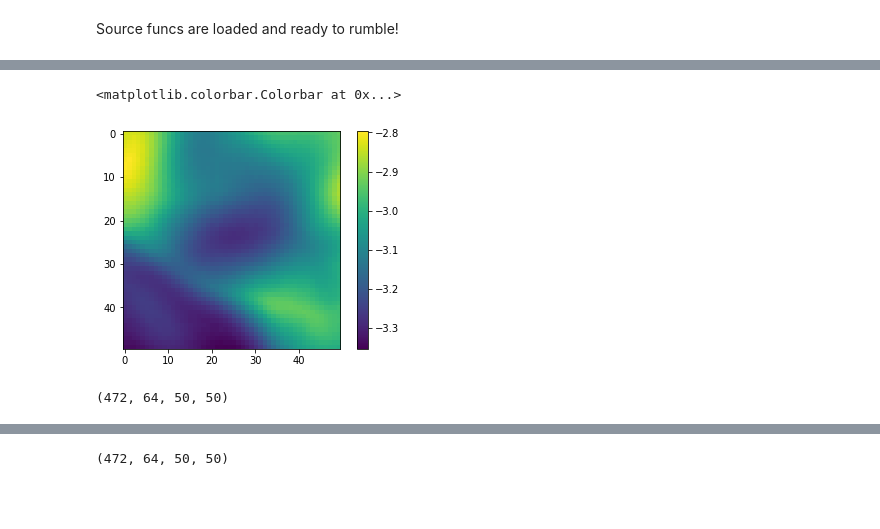
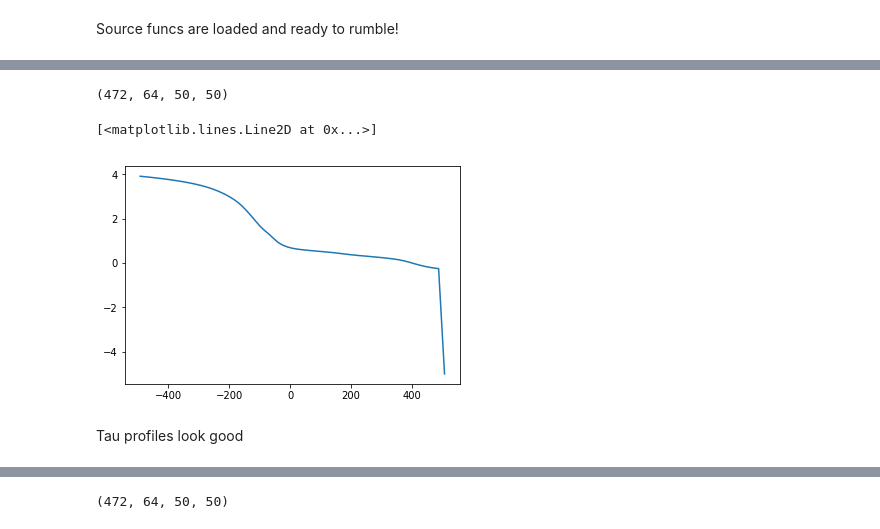
Before and after one commit to neerajkulk/reconstruct_hanle, a Jupyter notebook: notebooks/spol_synthesize.ipynb, the cells around one changed output, grey strips where cells are left out. Saved outputs shown, nothing was run; the diff lists cells and outputs as text; code cells hidden in the pictures; blank space fills up the shorter version.

Commit message:
notebook for synthesizing scattering polarization

```diff
--- a/notebooks/spol_synthesize.ipynb
+++ b/notebooks/spol_synthesize.ipynb
@@ -175,17 +200,15 @@ Source funcs are loaded and ready to rumble!
+# %%
+direct = 'smooth_reconstruct/'
+# %%
+opac = Opacity(direct)
 # %%
-total_opac = opac_l+opac_c
+total_opac = opac.opac_l+opac.opac_c
 from scipy.integrate import cumtrapz
 # %%
 # calculate tau by intergrating opacity
-tau_cube = np.zeros((NLAMBDA,NZ,NY,NY))
+tau_cube = np.zeros((NLAMBDA,NZ,NY,NX))
 for l in range(NLAMBDA):
     for i in range(NX):
         for j in range(NY):
-            tau_cube[l,:,j,i] = np.log10(cumtrapz(total_opac[l,:,j,i], x=sim_z*1e3,initial=-1e6) * (-1.0))
+            tau_cube[l,:,j,i] = cumtrapz(total_opac[l,:,j,i], x=sim_z*1e3,initial=-1e-5) * (-1.0)
-# %%
-plt.imshow(tau_cube[0,2])
-plt.colorbar()
-# %% [output]
-<matplotlib.colorbar.Colorbar at 0x...>
-[figure, removed]
 # %%
@@ -193,3 +216,10 @@ total_opac.shape
 # %% [output]
 (472, 64, 50, 50)
+# %%
+plt.plot(sim_z,np.log10(tau_cube[30,:,3,3]))
+# %% [output]
+[<matplotlib.lines.Line2D at 0x...>]
+[figure, added]
+# %% [markdown]
+Tau profiles look good
 # %%
```
Also changed, not shown: parts of 97 cells of this notebook.
